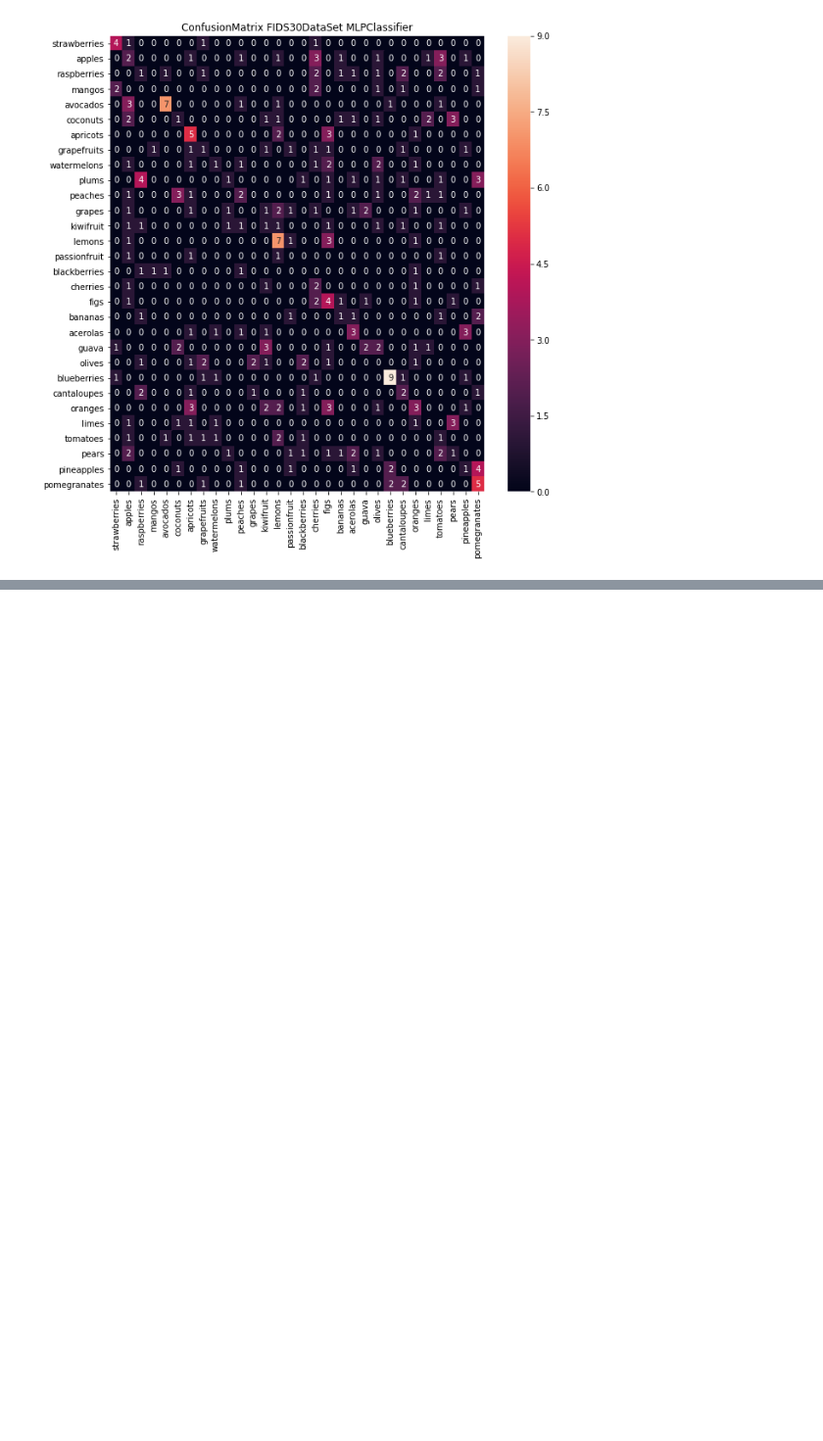
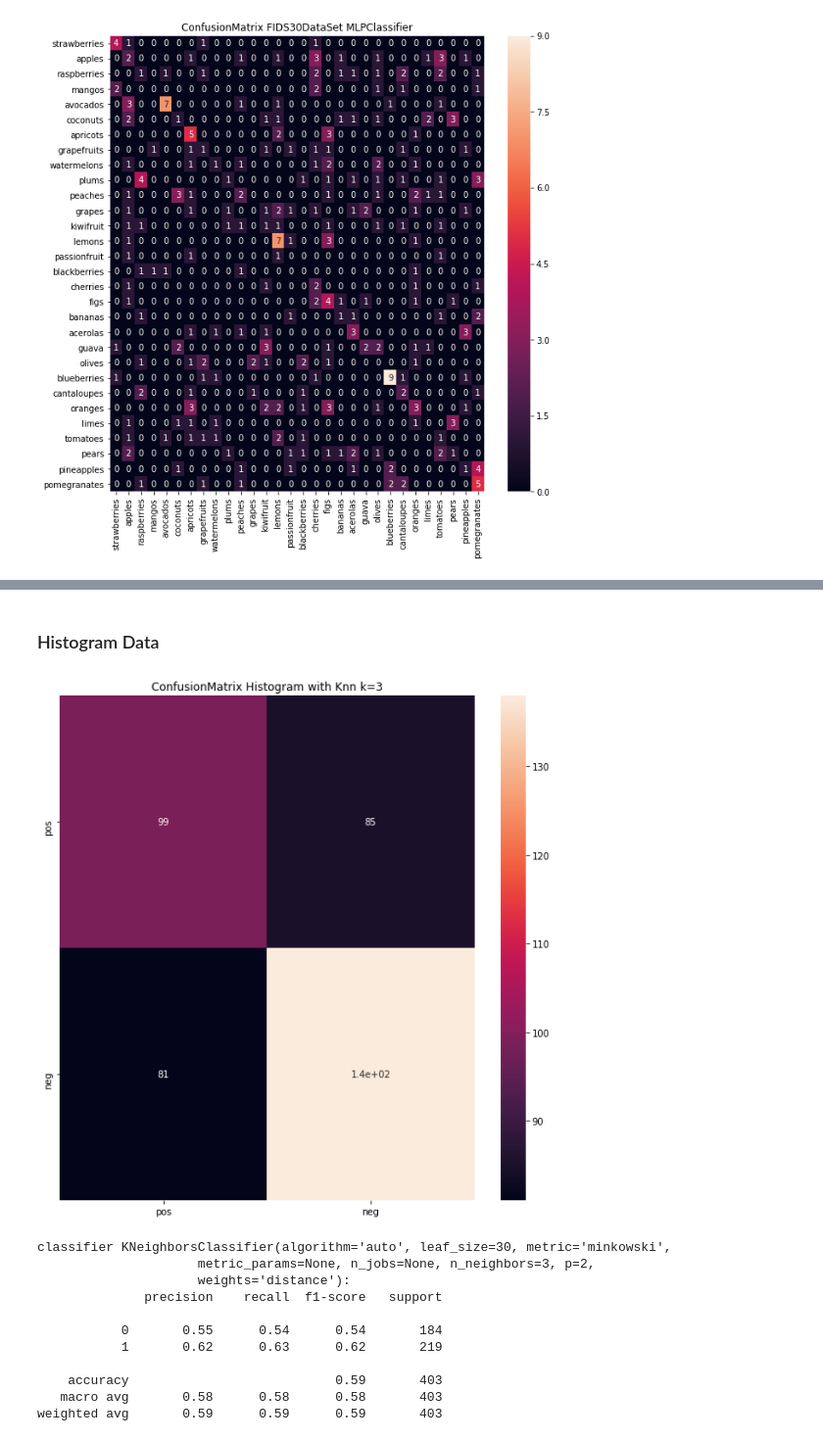
Before and after one commit to lazafi/male2019, a Jupyter notebook: 3/report1.ipynb, the cells around one changed output, grey strips where cells are left out. Shown at 98% size. Saved outputs shown, nothing was run; the diff lists cells and outputs as text; code cells hidden in the pictures; blank space fills up the shorter version.

```diff
--- a/3/report1.ipynb
+++ b/3/report1.ipynb
@@ -289,7 +309,22 @@ print(car_data.count)
+# %% [markdown]
+### Histogram Data
 # %%
 car_data.addFeatures(Histogram(10))
 
 # knn
 exp1 = Experiment(car_data, KNeighborsClassifier(n_neighbors=3, weights = 'distance'),  "Histogram with Knn k=3")
 exp1.train()
-exp1.evaluate(figure=True)
+exp1.evaluate(figure=True, text=True)
+# %% [output]
+[figure, added]
+classifier KNeighborsClassifier(algorithm='auto', leaf_size=30, metric='minkowski',
+                     metric_params=None, n_jobs=None, n_neighbors=3, p=2,
+                     weights='distance'):
+              precision    recall  f1-score   support
+
+           0       0.55      0.54      0.54       184
+           1       0.62      0.63      0.62       219
+
+    accuracy                           0.59       403
+   macro avg       0.58      0.58      0.58       403
+weighted avg       0.59      0.59      0.59       403
```
Also changed, not shown: parts of 16 cells of this notebook, 5 other files.
